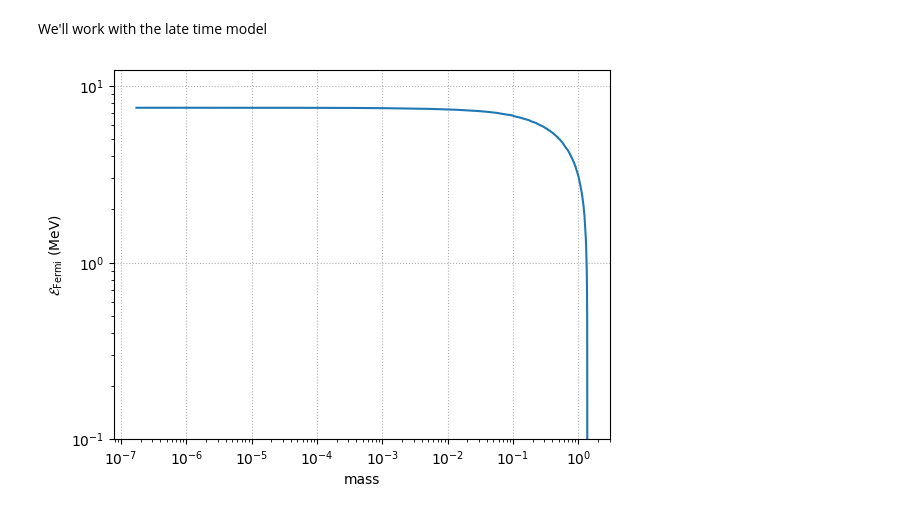
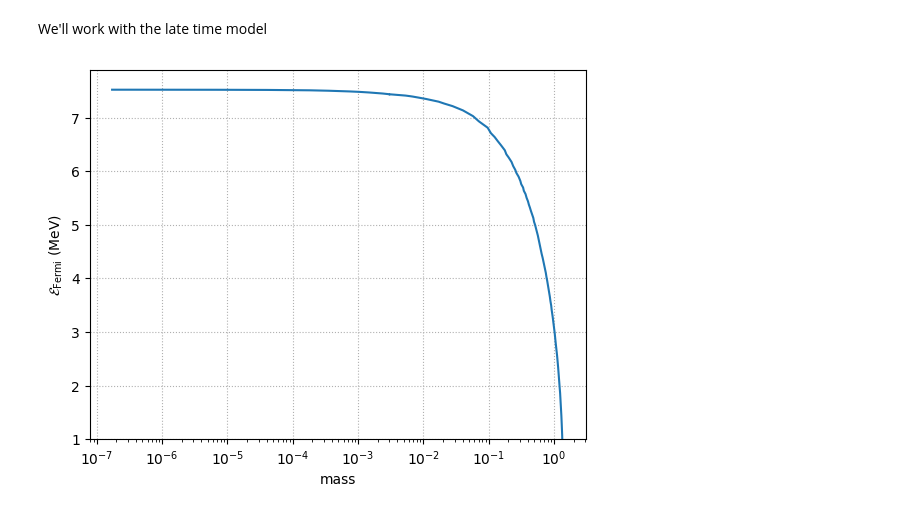
Before and after one commit to zingale/mesa-labs, a Jupyter notebook: docs/source/initial_model.ipynb, the cells around one changed output. Saved outputs shown, nothing was run; the diff lists cells and outputs as text; code cells hidden in the pictures.

```diff
--- a/docs/source/initial_model.ipynb
+++ b/docs/source/initial_model.ipynb
@@ -91,10 +91,10 @@ for i, v in mesa_zones.items():
     E_fermi[i] = eta * kB * T
 # %%
 fig, ax = plt.subplots()
-ax.loglog(m2, E_fermi * erg2MeV)
+ax.semilogx(m2, E_fermi * erg2MeV)
 ax.set_xlabel("mass")
 ax.set_ylabel(r"$\mathcal{E}_\mathrm{Fermi}$ (MeV)")
-ax.set_ylim(1.e-1)
+ax.set_ylim(1)
 ax.grid(ls=":")
 # %% [output]
-[figure, old version]
+[figure, new version]
```
